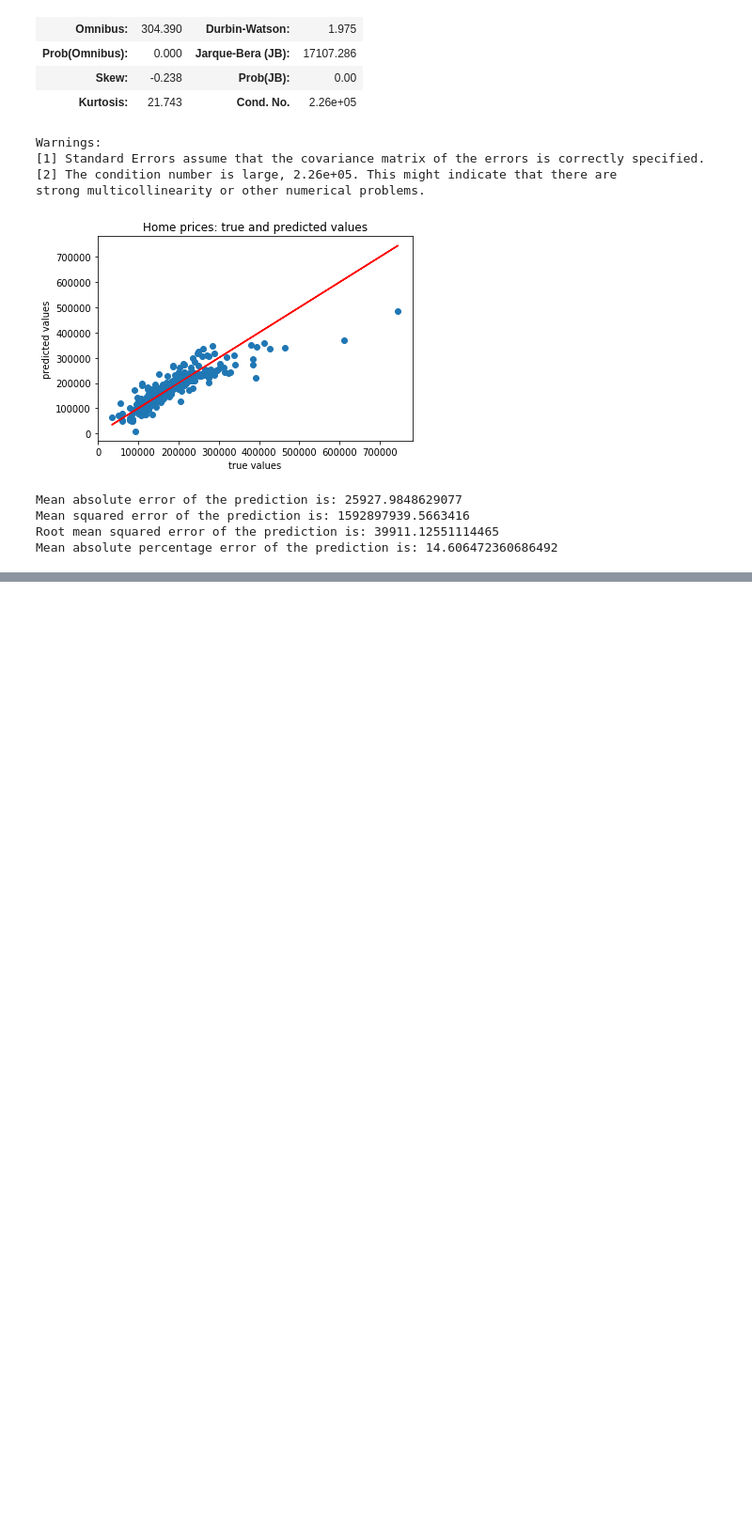
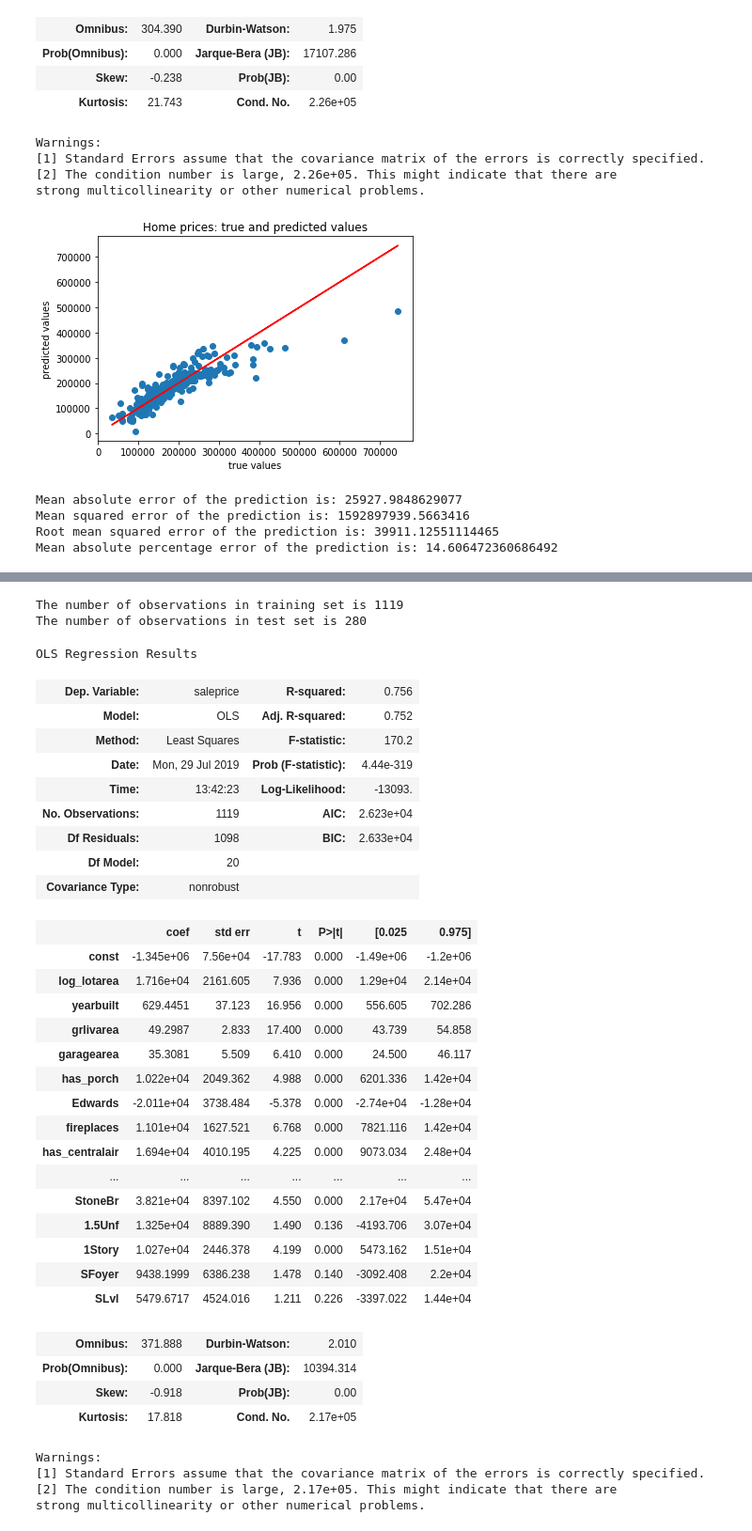
Before and after one commit to iamjeremybe/thinkful_data_science, a Jupyter notebook: Thinkful - Making predictions - house prices.ipynb, the cells around one changed output, grey strips where cells are left out. Shown at 94% size. Saved outputs shown, nothing was run; the diff lists cells and outputs as text; code cells hidden in the pictures; blank space fills up the shorter version.

```diff
--- a/Thinkful - Making predictions - house prices.ipynb
+++ b/Thinkful - Making predictions - house prices.ipynb
@@ -361,0 +436,59 @@ The new features helped a bit, but ultimately I think I am going to have to call
+# %%
+# Y is the target variable
+Y = affordable_house_df['saleprice']
+
+# X is the feature set.
+X = affordable_house_df[hidf_features]
+
+X_train, X_test, y_train, y_test = train_test_split(X, Y, test_size = 0.2, random_state = 465)
+
+print("The number of observations in training set is {}".format(X_train.shape[0]))
+print("The number of observations in test set is {}".format(X_test.shape[0]))
+# %% [output]
+The number of observations in training set is 1119
+The number of observations in test set is 280
+# %%
+# We add constant to the model as it's a best practice
+# to do so ever ytime!
+X_train = sm.add_constant(X_train)
+
+# We fit an OLS model using statsmodels
+results = sm.OLS(y_train, X_train).fit()
+
+# We print the summary results
+results.summary()
+# %% [output]
+OLS Regression Results
+| Dep. Variable: | saleprice | R-squared: | 0.756 |
+| Model: | OLS | Adj. R-squared: | 0.752 |
+| Method: | Least Squares | F-statistic: | 170.2 |
+| Date: | Mon, 29 Jul 2019 | Prob (F-statistic): | 4.44e-319 |
+| Time: | 13:42:23 | Log-Likelihood: | -13093. |
+| No. Observations: | 1119 | AIC: | 2.623e+04 |
+| Df Residuals: | 1098 | BIC: | 2.633e+04 |
+| Df Model: | 20 |  |  |
+| Covariance Type: | nonrobust |  |  |
+|  | coef | std err | t | P>|t| | [0.025 | 0.975] |
+| const | -1.345e+06 | 7.56e+04 | -17.783 | 0.000 | -1.49e+06 | -1.2e+06 |
+| log_lotarea | 1.716e+04 | 2161.605 | 7.936 | 0.000 | 1.29e+04 | 2.14e+04 |
+| yearbuilt | 629.4451 | 37.123 | 16.956 | 0.000 | 556.605 | 702.286 |
+| grlivarea | 49.2987 | 2.833 | 17.400 | 0.000 | 43.739 | 54.858 |
+| garagearea | 35.3081 | 5.509 | 6.410 | 0.000 | 24.500 | 46.117 |
+| has_porch | 1.022e+04 | 2049.362 | 4.988 | 0.000 | 6201.336 | 1.42e+04 |
+| Edwards | -2.011e+04 | 3738.484 | -5.378 | 0.000 | -2.74e+04 | -1.28e+04 |
+| fireplaces | 1.101e+04 | 1627.521 | 6.768 | 0.000 | 7821.116 | 1.42e+04 |
+| has_centralair | 1.694e+04 | 4010.195 | 4.225 | 0.000 | 9073.034 | 2.48e+04 |
+| ... | ... | ... | ... | ... | ... | ... |
+| StoneBr | 3.821e+04 | 8397.102 | 4.550 | 0.000 | 2.17e+04 | 5.47e+04 |
+| 1.5Unf | 1.325e+04 | 8889.390 | 1.490 | 0.136 | -4193.706 | 3.07e+04 |
+| 1Story | 1.027e+04 | 2446.378 | 4.199 | 0.000 | 5473.162 | 1.51e+04 |
+| SFoyer | 9438.1999 | 6386.238 | 1.478 | 0.140 | -3092.408 | 2.2e+04 |
+| SLvl | 5479.6717 | 4524.016 | 1.211 | 0.226 | -3397.022 | 1.44e+04 |
+| Omnibus: | 371.888 | Durbin-Watson: | 2.010 |
+| Prob(Omnibus): | 0.000 | Jarque-Bera (JB): | 10394.314 |
+| Skew: | -0.918 | Prob(JB): | 0.00 |
+| Kurtosis: | 17.818 | Cond. No. | 2.17e+05 |
+Warnings:
+[1] Standard Errors assume that the covariance matrix of the errors is correctly specified.
+[2] The condition number is large, 2.17e+05. This might indicate that there are
+strong multicollinearity or other numerical problems.
```
Also changed, not shown: parts of 13 cells of this notebook.
